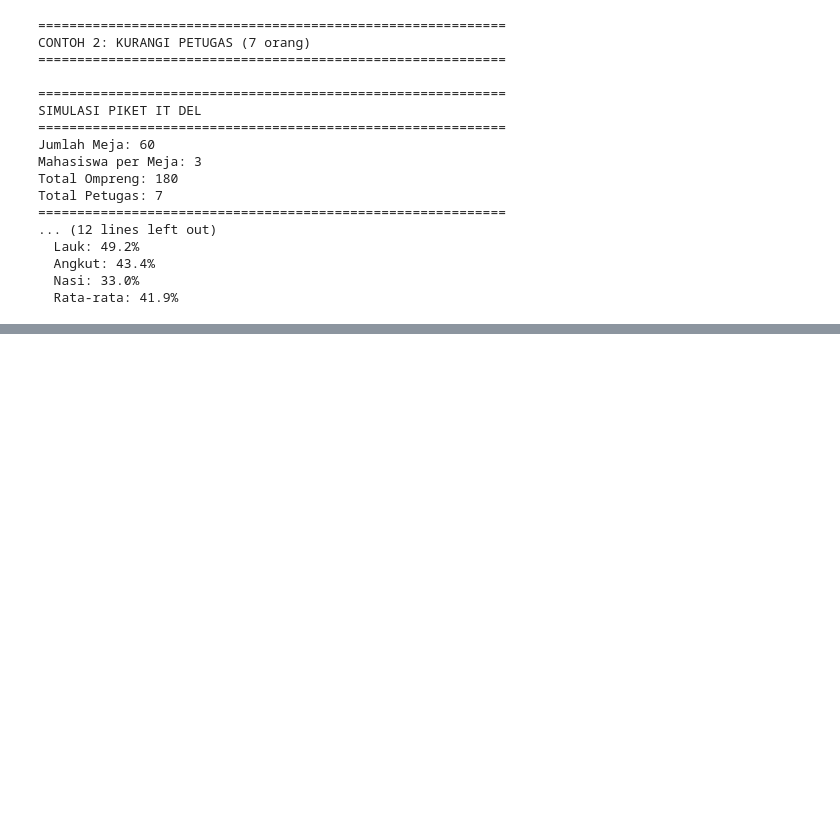
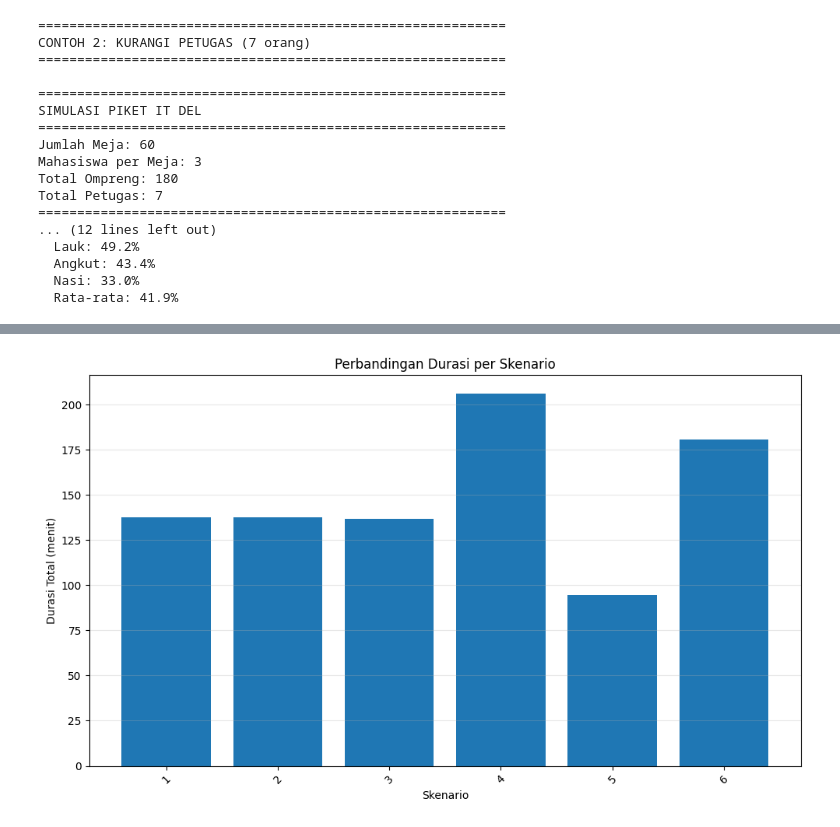
Before and after one commit to reysiregaradrian-commits/modsim-2026-p3-ifs25018, a Jupyter notebook: Untitled.ipynb, the cells around one changed output, grey strips where cells are left out. Saved outputs shown, nothing was run; the diff lists cells and outputs as text; code cells hidden in the pictures; blank space fills up the shorter version.

```diff
--- a/Untitled.ipynb
+++ b/Untitled.ipynb
@@ -452,0 +481,18 @@ Total Petugas: 7
+# %%
+# ============================
+# ANALISIS SENSITIVITAS
+# ============================
+print("\nANALISIS SENSITIVITAS")
+sensitivity_df = sensitivity_analysis()
+
+# Plot perbandingan durasi
+plt.figure(figsize=(10, 6))
+plt.bar(sensitivity_df['Scenario'].astype(str), sensitivity_df['Durasi (menit)'].astype(float))
+plt.xlabel('Skenario')
+plt.ylabel('Durasi Total (menit)')
+plt.title('Perbandingan Durasi per Skenario')
+plt.grid(axis='y', alpha=0.3)
+plt.xticks(rotation=45)
+plt.tight_layout()
+plt.show()
+# %% [output]
@@ -452,0 +511 @@ Total Petugas: 7
+[figure, added]
```
Also changed, not shown: parts of 3 cells of this notebook.
